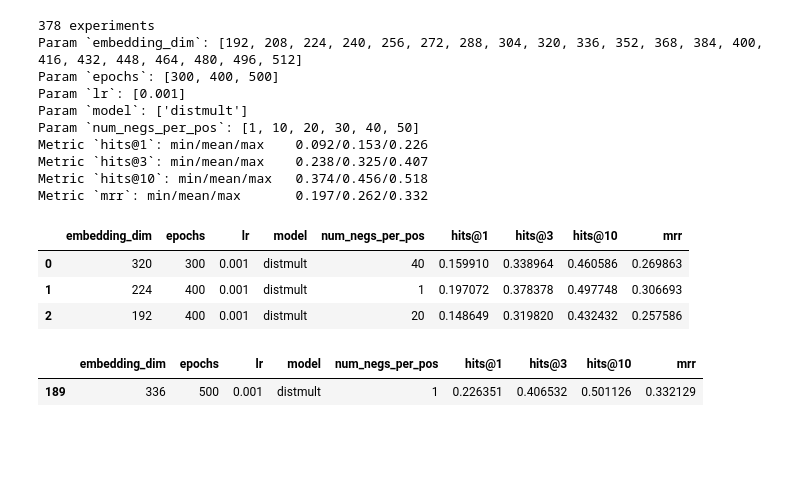
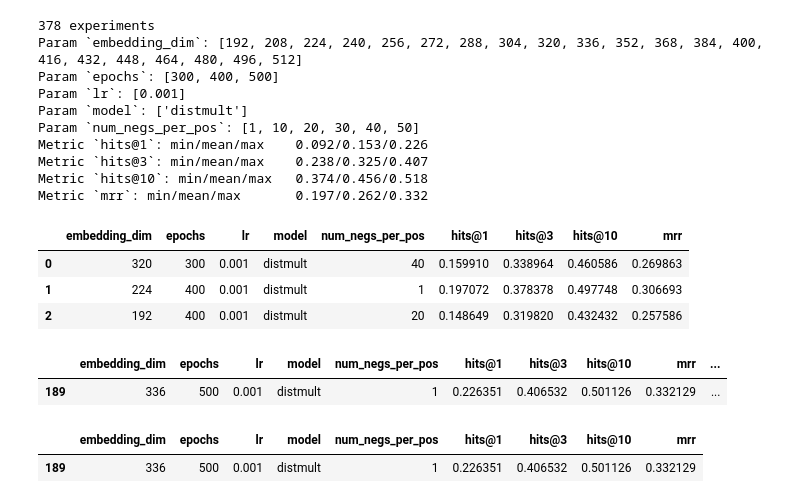
Before and after one commit to InesBlin/coda_meta_review, a Jupyter notebook: experiments/hp_kg_embed/analyse_results.ipynb, the cells around one changed output. Cells and saved outputs as stored; diff of their text form; code cells hidden in the pictures; blank space fills up the shorter version.

```diff
--- a/experiments/analyse_results.ipynb
+++ b/experiments/hp_kg_embed/analyse_results.ipynb
@@ -30,6 +30,11 @@ Metric `mrr`: min/mean/max       0.197/0.262/0.332
 | 0 | 320 | 300 | 0.001 | distmult | 40 | 0.159910 | 0.338964 | 0.460586 | 0.269863 |
 | 1 | 224 | 400 | 0.001 | distmult | 1 | 0.197072 | 0.378378 | 0.497748 | 0.306693 |
 | 2 | 192 | 400 | 0.001 | distmult | 20 | 0.148649 | 0.319820 | 0.432432 | 0.257586 |
+# %%
+df[df["hits@3"]==np.max(df["hits@3"].values)]
+# %% [output]
+|  | embedding_dim | epochs | lr | model | num_negs_per_pos | hits@1 | hits@3 | hits@10 | mrr | ... |
+| 189 | 336 | 500 | 0.001 | distmult | 1 | 0.226351 | 0.406532 | 0.501126 | 0.332129 | ... |
 # %%
 df[df.mrr==np.max(df.mrr.values)]
 # %% [output]
```
Also changed, not shown: parts of 2 cells of this notebook, 18 other files.
